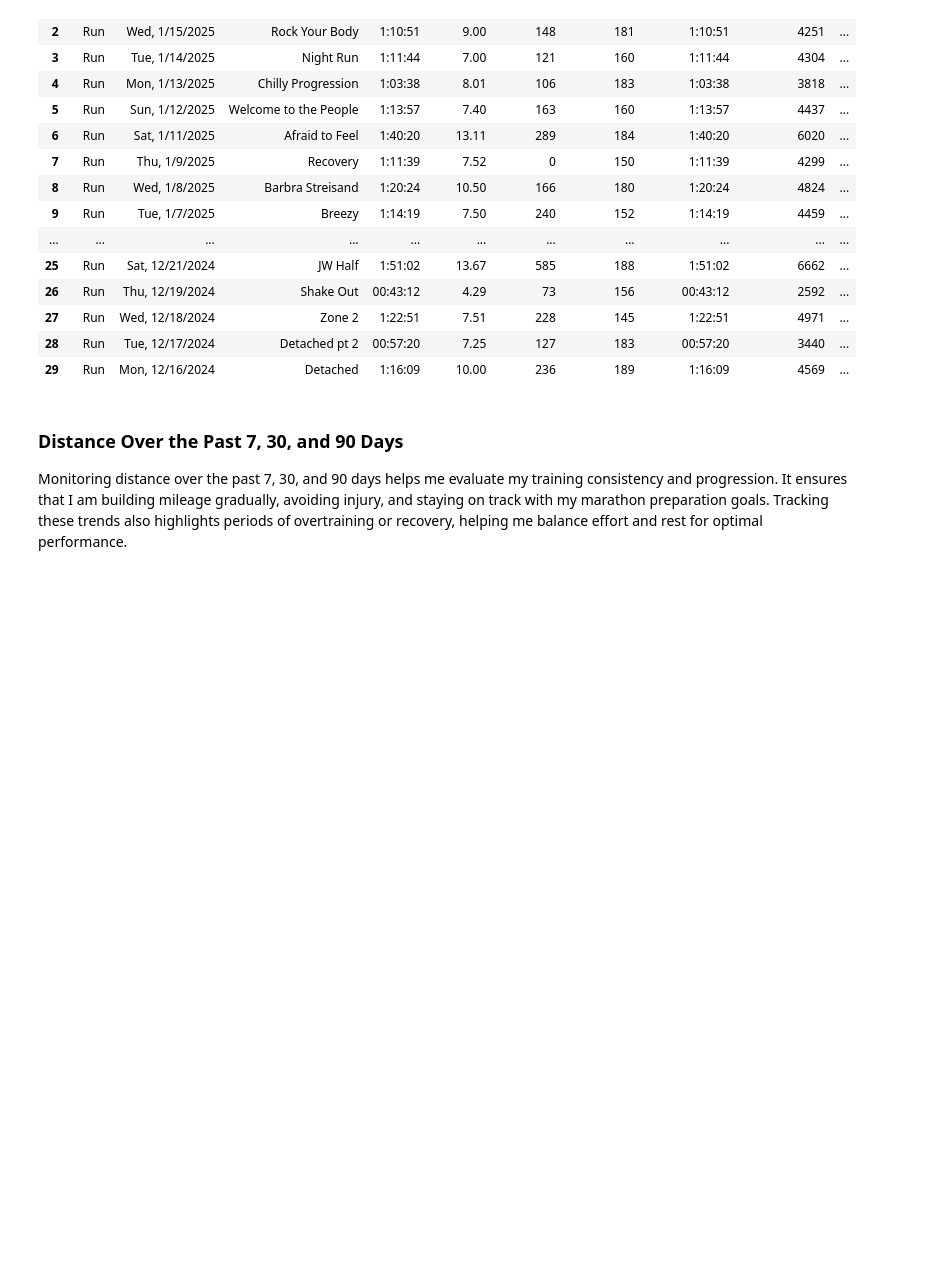
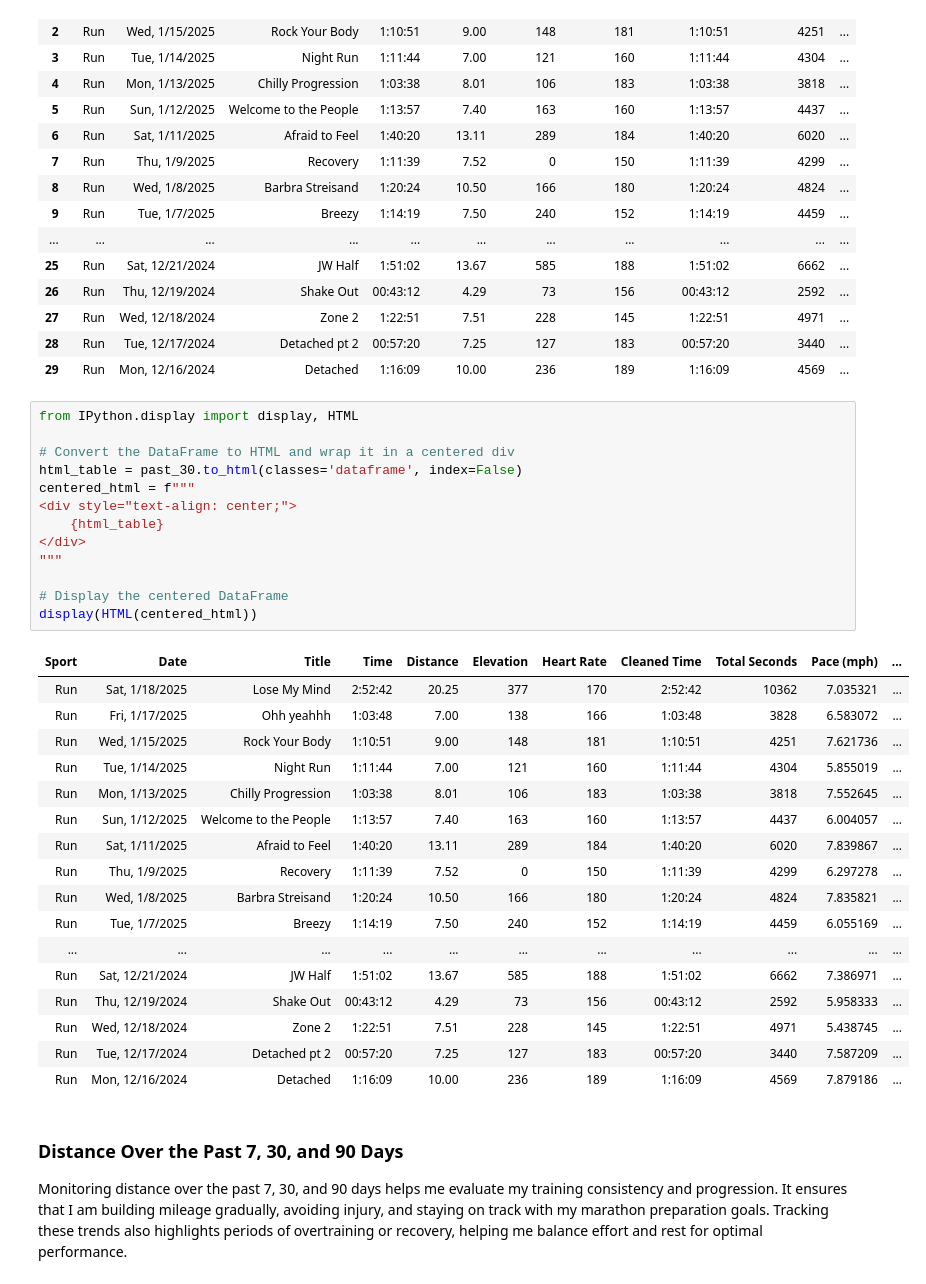
Before and after one commit to TimB21/Marathon-Training-Performance-and-Recovery-Dashboard, a Jupyter notebook: Script/Script.ipynb, the cells around one changed output. Saved outputs shown, nothing was run; the diff lists cells and outputs as text; blank space fills up the shorter version.

Commit message:
Checking funcionality of centering html tables and charts on pages

```diff
--- a/Script/Script.ipynb
+++ b/Script/Script.ipynb
@@ -239,6 +245,37 @@ display(past_30)
 | 27 | Run | Wed, 12/18/2024 | Zone 2 | 1:22:51 | 7.51 | 228 | 145 | 1:22:51 | 4971 | ... |
 | 28 | Run | Tue, 12/17/2024 | Detached pt 2 | 00:57:20 | 7.25 | 127 | 183 | 00:57:20 | 3440 | ... |
 | 29 | Run | Mon, 12/16/2024 | Detached | 1:16:09 | 10.00 | 236 | 189 | 1:16:09 | 4569 | ... |
+# %%
+from IPython.display import display, HTML
+
+# Convert the DataFrame to HTML and wrap it in a centered div
+html_table = past_30.to_html(classes='dataframe', index=False)
+centered_html = f"""
+<div style="text-align: center;">
+    {html_table}
+</div>
+"""
+
+# Display the centered DataFrame
+display(HTML(centered_html))
+# %% [output]
+| Sport | Date | Title | Time | Distance | Elevation | Heart Rate | Cleaned Time | Total Seconds | Pace (mph) | ... |
+| Run | Sat, 1/18/2025 | Lose My Mind | 2:52:42 | 20.25 | 377 | 170 | 2:52:42 | 10362 | 7.035321 | ... |
+| Run | Fri, 1/17/2025 | Ohh yeahhh | 1:03:48 | 7.00 | 138 | 166 | 1:03:48 | 3828 | 6.583072 | ... |
+| Run | Wed, 1/15/2025 | Rock Your Body | 1:10:51 | 9.00 | 148 | 181 | 1:10:51 | 4251 | 7.621736 | ... |
+| Run | Tue, 1/14/2025 | Night Run | 1:11:44 | 7.00 | 121 | 160 | 1:11:44 | 4304 | 5.855019 | ... |
+| Run | Mon, 1/13/2025 | Chilly Progression | 1:03:38 | 8.01 | 106 | 183 | 1:03:38 | 3818 | 7.552645 | ... |
+| Run | Sun, 1/12/2025 | Welcome to the People | 1:13:57 | 7.40 | 163 | 160 | 1:13:57 | 4437 | 6.004057 | ... |
+| Run | Sat, 1/11/2025 | Afraid to Feel | 1:40:20 | 13.11 | 289 | 184 | 1:40:20 | 6020 | 7.839867 | ... |
+| Run | Thu, 1/9/2025 | Recovery | 1:11:39 | 7.52 | 0 | 150 | 1:11:39 | 4299 | 6.297278 | ... |
+| Run | Wed, 1/8/2025 | Barbra Streisand | 1:20:24 | 10.50 | 166 | 180 | 1:20:24 | 4824 | 7.835821 | ... |
+| Run | Tue, 1/7/2025 | Breezy | 1:14:19 | 7.50 | 240 | 152 | 1:14:19 | 4459 | 6.055169 | ... |
+| ... | ... | ... | ... | ... | ... | ... | ... | ... | ... | ... |
+| Run | Sat, 12/21/2024 | JW Half | 1:51:02 | 13.67 | 585 | 188 | 1:51:02 | 6662 | 7.386971 | ... |
+| Run | Thu, 12/19/2024 | Shake Out | 00:43:12 | 4.29 | 73 | 156 | 00:43:12 | 2592 | 5.958333 | ... |
+| Run | Wed, 12/18/2024 | Zone 2 | 1:22:51 | 7.51 | 228 | 145 | 1:22:51 | 4971 | 5.438745 | ... |
+| Run | Tue, 12/17/2024 | Detached pt 2 | 00:57:20 | 7.25 | 127 | 183 | 00:57:20 | 3440 | 7.587209 | ... |
+| Run | Mon, 12/16/2024 | Detached | 1:16:09 | 10.00 | 236 | 189 | 1:16:09 | 4569 | 7.879186 | ... |
 # %% [markdown]
 ### Distance Over the Past 7, 30, and 90 Days
 Monitoring distance over the past 7, 30, and 90 days helps me evaluate my training consistency and progression. It ensures that I am building mileage gradually, avoiding injury, and staying on track with my marathon preparation goals. Tracking these trends also highlights periods of overtraining or recovery, helping me balance effort and rest for optimal performance.
```
Also changed, not shown: parts of 1 cell of this notebook, 1 other file.
